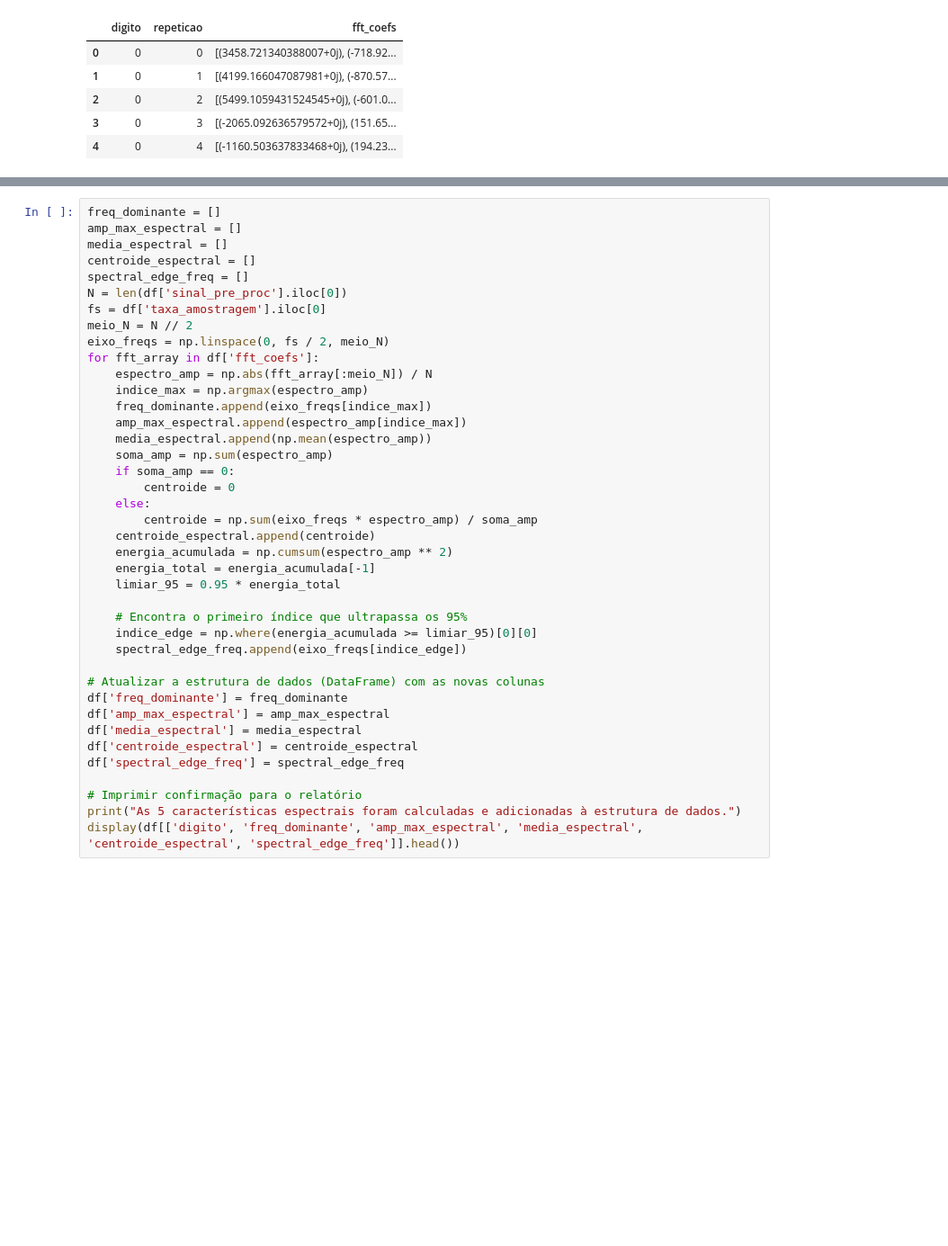
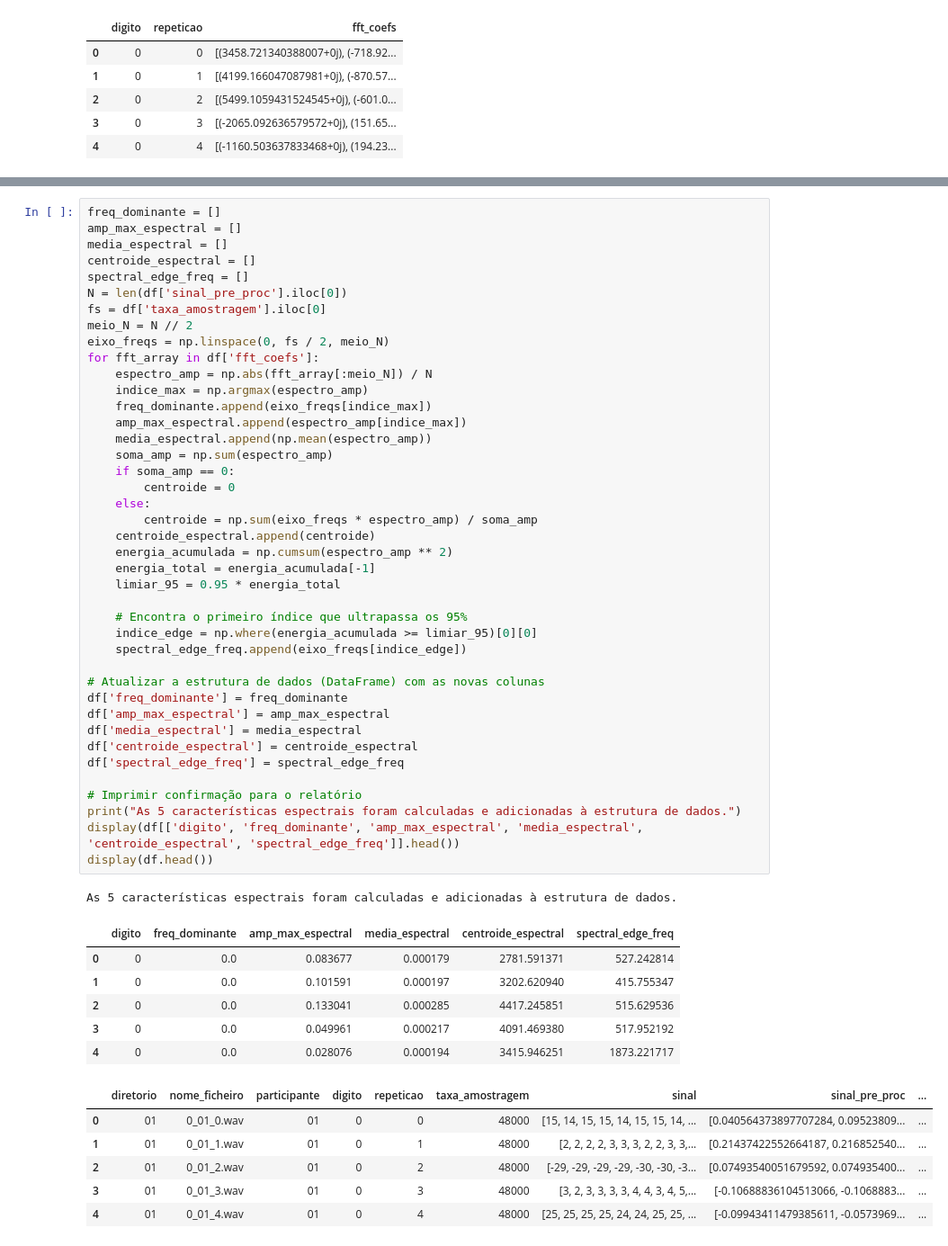
Before and after one commit to tdamiaon/ATD-Projeto, a Jupyter notebook: ATD_Projeto.ipynb, the cells around one changed output, grey strips where cells are left out. Shown at 90% size. Saved outputs shown, nothing was run; the diff lists cells and outputs as text; blank space fills up the shorter version.

```diff
--- a/ATD_Projeto.ipynb
+++ b/ATD_Projeto.ipynb
@@ -286,30 +286,45 @@ eixo_freqs = np.linspace(0, fs / 2, meio_N)
 for fft_array in df['fft_coefs']:
     espectro_amp = np.abs(fft_array[:meio_N]) / N
     indice_max = np.argmax(espectro_amp)
     freq_dominante.append(eixo_freqs[indice_max])
     amp_max_espectral.append(espectro_amp[indice_max])
     media_espectral.append(np.mean(espectro_amp))
     soma_amp = np.sum(espectro_amp)
     if soma_amp == 0:
         centroide = 0
     else:
         centroide = np.sum(eixo_freqs * espectro_amp) / soma_amp
     centroide_espectral.append(centroide)
     energia_acumulada = np.cumsum(espectro_amp ** 2)
     energia_total = energia_acumulada[-1]
     limiar_95 = 0.95 * energia_total
 
     # Encontra o primeiro índice que ultrapassa os 95%
     indice_edge = np.where(energia_acumulada >= limiar_95)[0][0]
     spectral_edge_freq.append(eixo_freqs[indice_edge])
 
 # Atualizar a estrutura de dados (DataFrame) com as novas colunas
 df['freq_dominante'] = freq_dominante
 df['amp_max_espectral'] = amp_max_espectral
 df['media_espectral'] = media_espectral
 df['centroide_espectral'] = centroide_espectral
 df['spectral_edge_freq'] = spectral_edge_freq
 
 # Imprimir confirmação para o relatório
 print("As 5 características espectrais foram calculadas e adicionadas à estrutura de dados.")
 display(df[['digito', 'freq_dominante', 'amp_max_espectral', 'media_espectral', 'centroide_espectral', 'spectral_edge_freq']].head())
+display(df.head())
+# %% [output]
+As 5 características espectrais foram calculadas e adicionadas à estrutura de dados.
+|  | digito | freq_dominante | amp_max_espectral | media_espectral | centroide_espectral | spectral_edge_freq |
+| 0 | 0 | 0.0 | 0.083677 | 0.000179 | 2781.591371 | 527.242814 |
+| 1 | 0 | 0.0 | 0.101591 | 0.000197 | 3202.620940 | 415.755347 |
+| 2 | 0 | 0.0 | 0.133041 | 0.000285 | 4417.245851 | 515.629536 |
+| 3 | 0 | 0.0 | 0.049961 | 0.000217 | 4091.469380 | 517.952192 |
+| 4 | 0 | 0.0 | 0.028076 | 0.000194 | 3415.946251 | 1873.221717 |
+|  | diretorio | nome_ficheiro | participante | digito | repeticao | taxa_amostragem | sinal | sinal_pre_proc | ... |
+| 0 | 01 | 0_01_0.wav | 01 | 0 | 0 | 48000 | [15, 14, 15, 15, 14, 15, 15, 14, ... | [0.040564373897707284, 0.09523809... | ... |
+| 1 | 01 | 0_01_1.wav | 01 | 0 | 1 | 48000 | [2, 2, 2, 2, 3, 3, 3, 2, 2, 3, 3,... | [0.21437422552664187, 0.216852540... | ... |
+| 2 | 01 | 0_01_2.wav | 01 | 0 | 2 | 48000 | [-29, -29, -29, -29, -30, -30, -3... | [0.07493540051679592, 0.074935400... | ... |
+| 3 | 01 | 0_01_3.wav | 01 | 0 | 3 | 48000 | [3, 2, 3, 3, 3, 3, 4, 4, 3, 4, 5,... | [-0.10688836104513066, -0.1068883... | ... |
+| 4 | 01 | 0_01_4.wav | 01 | 0 | 4 | 48000 | [25, 25, 25, 25, 24, 24, 25, 25, ... | [-0.09943411479385611, -0.0573969... | ... |
```
Also changed, not shown: parts of 5 cells of this notebook, 4 other files.
